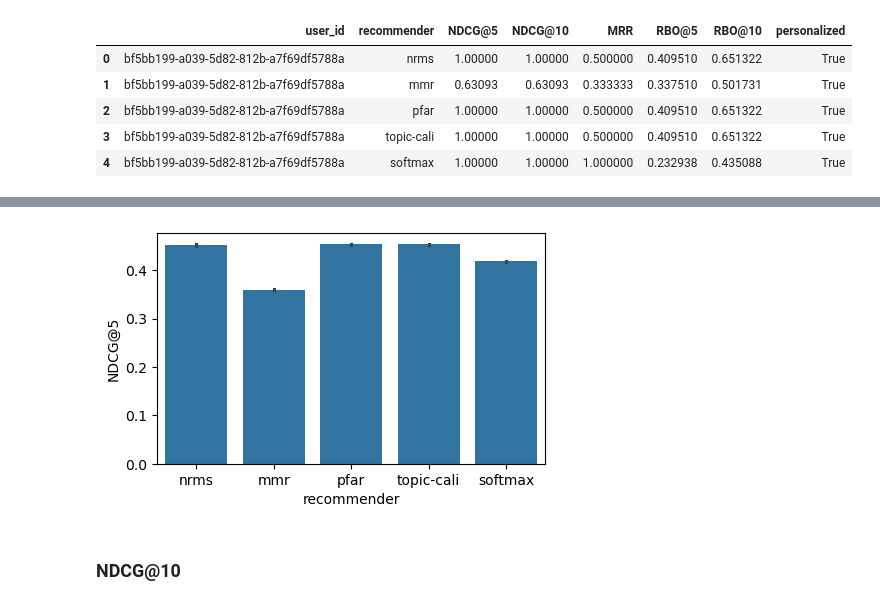
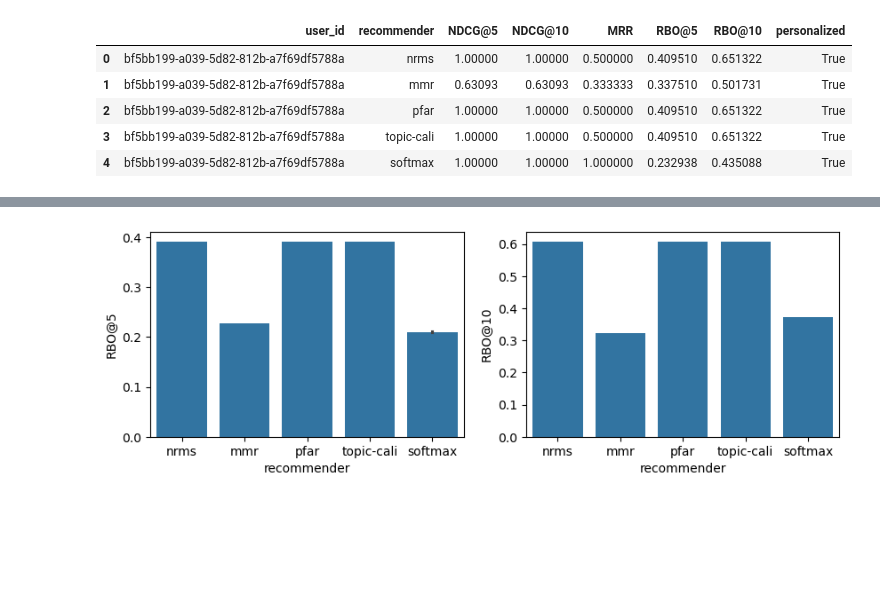
Before and after one commit to CCRI-POPROX/poprox-recommender, a Jupyter notebook: notebooks/MINDEvalResults.ipynb, the cells around one changed output, grey strips where cells are left out. Drawn from its saved outputs; the diff is of its cells as text; code cells hidden in the pictures; blank space fills up the shorter version.

```diff
--- a/notebooks/MINDEvalResults.ipynb
+++ b/notebooks/MINDEvalResults.ipynb
@@ -28,8 +40,12 @@ Each plot represents a specific metric, with recommenders plotted on the x-axis
 # %%
-plt.figure(figsize=(5, 3))
-sns.barplot(data=mind_val_user_metrics, x='recommender', y='NDCG@5')
+plt.figure(figsize=(10, 3))
+
+plt.subplot(1, 2, 1)
+sns.barplot(data=mind_val_user_metrics, x='recommender', y='RBO@5')
+
+plt.subplot(1, 2, 2)
+sns.barplot(data=mind_val_user_metrics, x='recommender', y='RBO@10')
+
 plt.show()
 # %% [output]
-[figure, old version]
+[figure, new version]
-# %% [markdown]
-### NDCG@10
```
Also changed, not shown: parts of 13 cells of this notebook, 1 other file.
